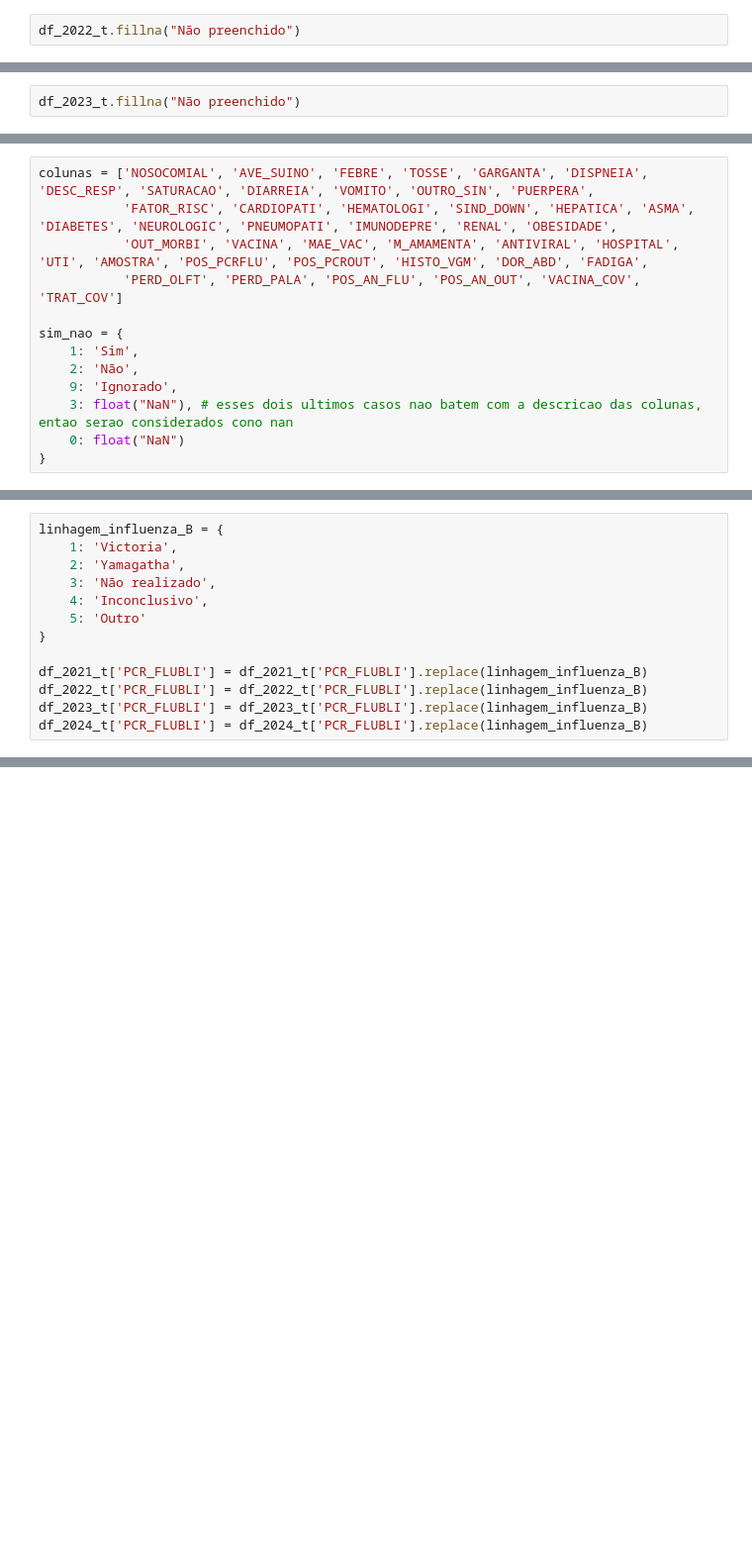
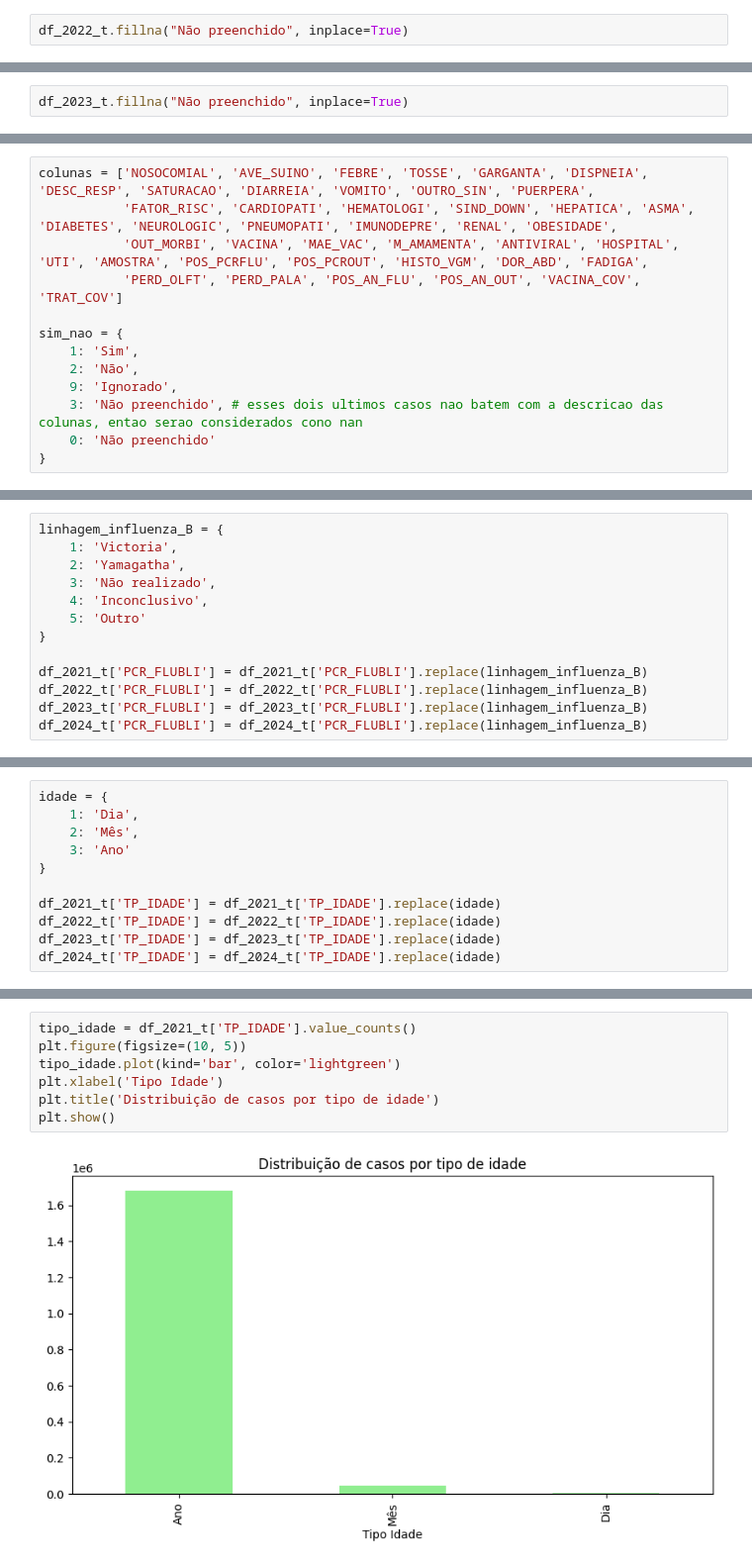
Before and after one commit to Lpins01/Projeto-Analise-de-Dados-SRAG-2021---2024-, a Jupyter notebook: notebook.ipynb, the cells around one changed output, grey strips where cells are left out. Shown: that part at 99% size. Cells and saved outputs as stored; diff of their text form; blank space fills up the shorter version.

```diff
--- a/notebook.ipynb
+++ b/notebook.ipynb
@@ -156,4 +175,4 @@ LOTE_REF2
 TRAT_COV
 TIPO_TRAT
 # %%
-df_2022_t.fillna("Não preenchido")
+df_2022_t.fillna("Não preenchido", inplace=True)
@@ -213,4 +228,4 @@ df_2023_t = df_2023_t.drop(colunas_drop, axis = 1)
 # %%
 df_2024_t = df_2024_t.drop(colunas_drop, axis = 1)
 # %%
-df_2023_t.fillna("Não preenchido")
+df_2023_t.fillna("Não preenchido", inplace=True)
@@ -622,8 +633,8 @@ sim_nao = {
     1: 'Sim',
     2: 'Não',
     9: 'Ignorado',
-    3: float("NaN"), # esses dois ultimos casos nao batem com a descricao das colunas, entao serao considerados cono nan
-    0: float("NaN")
+    3: 'Não preenchido', # esses dois ultimos casos nao batem com a descricao das colunas, entao serao considerados cono nan
+    0: 'Não preenchido'
 }
 # %%
 for coluna in colunas:
@@ -770,0 +783,11 @@ array([nan, 'Não realizado', 'Inconclusivo', 'Yamagatha', 'Outro'],
+# %%
+idade = {
+    1: 'Dia',
+    2: 'Mês',
+    3: 'Ano'
+}
+
+df_2021_t['TP_IDADE'] = df_2021_t['TP_IDADE'].replace(idade)
+df_2022_t['TP_IDADE'] = df_2022_t['TP_IDADE'].replace(idade)
+df_2023_t['TP_IDADE'] = df_2023_t['TP_IDADE'].replace(idade)
+df_2024_t['TP_IDADE'] = df_2024_t['TP_IDADE'].replace(idade)
@@ -770,0 +800,9 @@ array([nan, 'Não realizado', 'Inconclusivo', 'Yamagatha', 'Outro'],
+# %%
+tipo_idade = df_2021_t['TP_IDADE'].value_counts()
+plt.figure(figsize=(10, 5))
+tipo_idade.plot(kind='bar', color='lightgreen')
+plt.xlabel('Tipo Idade')
+plt.title('Distribuição de casos por tipo de idade')
+plt.show()
+# %% [output]
+[figure, added]
```
Also changed, not shown: parts of 45 cells of this notebook, 2 other files.
